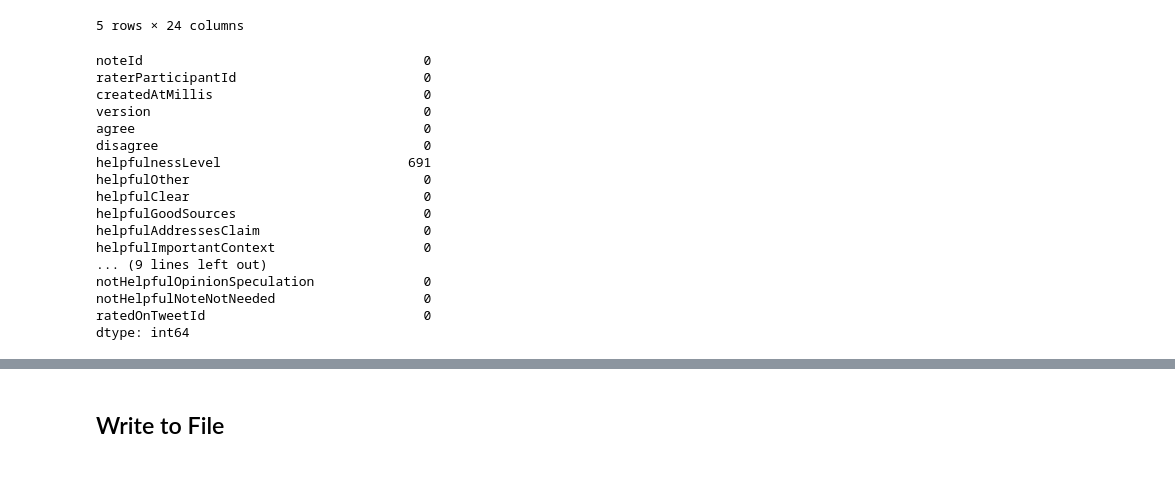
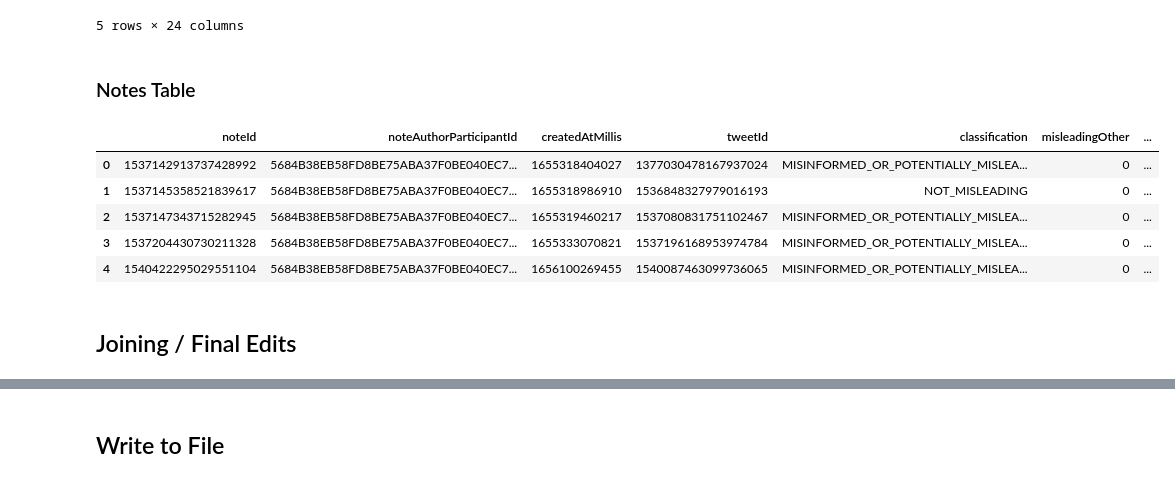
Before and after one commit to RayH-1/hertie-ml-x-project, a Jupyter notebook: 2_Cleaned_Data/21_Code/Data_Cleaning.ipynb, the cells around one changed output, grey strips where cells are left out. Saved outputs shown, nothing was run; the diff lists cells and outputs as text; code cells hidden in the pictures.

```diff
--- a/2_Cleaned_Data/21_Code/Data_Cleaning.ipynb
+++ b/2_Cleaned_Data/21_Code/Data_Cleaning.ipynb
@@ -108,23 +137,18 @@ df.head()
 | 9028062 | 1736556082275778776 | 348A77843E3CF15D4168233C9BA8DF97D... | 1702922758645 | 2 | 0 | 0 | HELPFUL | ... |
 | 154481 | 1695023741590233289 | 88733EA1B79B5367B033493F21033C00E... | 1693030322913 | 2 | 0 | 0 | NOT_HELPFUL | ... |
 5 rows × 24 columns
-# %%
-df.isna().sum()
-# %% [output]
-noteId                                    0
-raterParticipantId                        0
-createdAtMillis                           0
-version                                   0
-agree                                     0
-disagree                                  0
-helpfulnessLevel                        691
-helpfulOther                              0
-helpfulClear                              0
-helpfulGoodSources                        0
-helpfulAddressesClaim                     0
-helpfulImportantContext                   0
-... (9 lines left out)
-notHelpfulOpinionSpeculation              0
-notHelpfulNoteNotNeeded                   0
-ratedOnTweetId                            0
-dtype: int64
+# %% [markdown]
+### Notes Table
+# %%
+drop_notes= ['believable', 'harmful', 'validationDifficulty', 'summary']
+notes = notes_raw.drop(drop_notes, axis = 1)
+notes.head()
+# %% [output]
+|  | noteId | noteAuthorParticipantId | createdAtMillis | tweetId | classification | misleadingOther | ... |
+| 0 | 1537142913737428992 | 5684B38EB58FD8BE75ABA37F0BE040EC7... | 1655318404027 | 1377030478167937024 | MISINFORMED_OR_POTENTIALLY_MISLEA... | 0 | ... |
+| 1 | 1537145358521839617 | 5684B38EB58FD8BE75ABA37F0BE040EC7... | 1655318986910 | 1536848327979016193 | NOT_MISLEADING | 0 | ... |
+| 2 | 1537147343715282945 | 5684B38EB58FD8BE75ABA37F0BE040EC7... | 1655319460217 | 1537080831751102467 | MISINFORMED_OR_POTENTIALLY_MISLEA... | 0 | ... |
+| 3 | 1537204430730211328 | 5684B38EB58FD8BE75ABA37F0BE040EC7... | 1655333070821 | 1537196168953974784 | MISINFORMED_OR_POTENTIALLY_MISLEA... | 0 | ... |
+| 4 | 1540422295029551104 | 5684B38EB58FD8BE75ABA37F0BE040EC7... | 1656100269455 | 1540087463099736065 | MISINFORMED_OR_POTENTIALLY_MISLEA... | 0 | ... |
+# %% [markdown]
+## Joining / Final Edits
```
Also changed, not shown: parts of 25 cells of this notebook, 2 other files.
